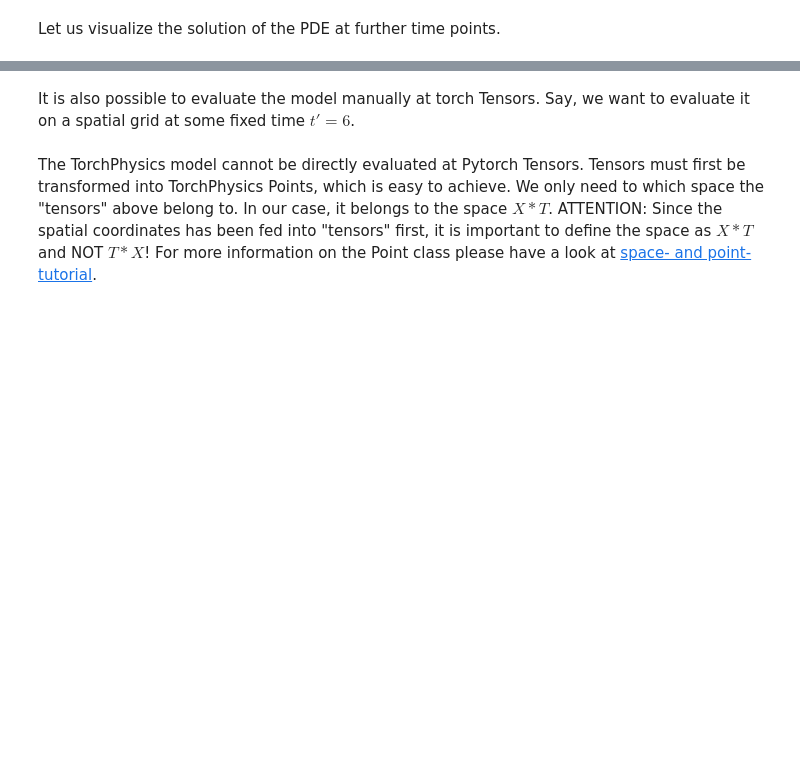
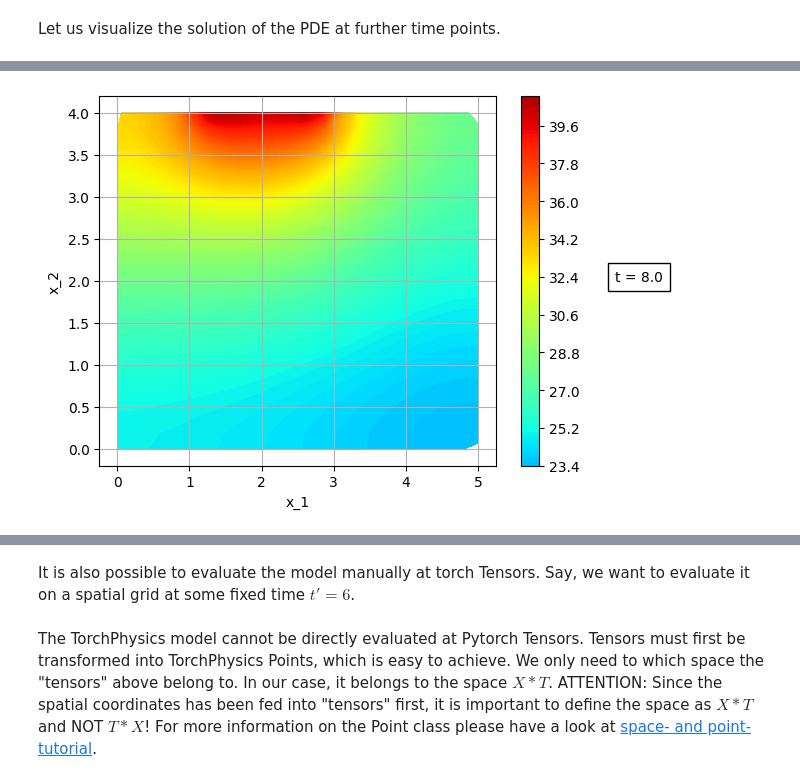
Before and after one commit to boschresearch/torchphysics, a Jupyter notebook: examples/tutorial/Introduction_Tutorial_PINNs.ipynb, the cells around one changed output, grey strips where cells are left out. Cells and saved outputs as stored; diff of their text form; code cells hidden in the pictures; blank space fills up the shorter version.

```diff
--- a/examples/tutorial/Introduction_Tutorial_PINNs.ipynb
+++ b/examples/tutorial/Introduction_Tutorial_PINNs.ipynb
@@ -323,3 +325,7 @@ fig          = tp.utils.plot(model, lambda u : u,
+# %%
+fig
+# %% [output]
+[figure, added]
 # %%
 plot_sampler = tp.samplers.PlotSampler(plot_domain=Omega, n_points=600, data_for_other_variables={'t':12.})
 fig          = tp.utils.plot(model, lambda u : u, plot_sampler, plot_type='contour_surface',
```
Also changed, not shown: parts of 13 cells of this notebook, 3 other files.
